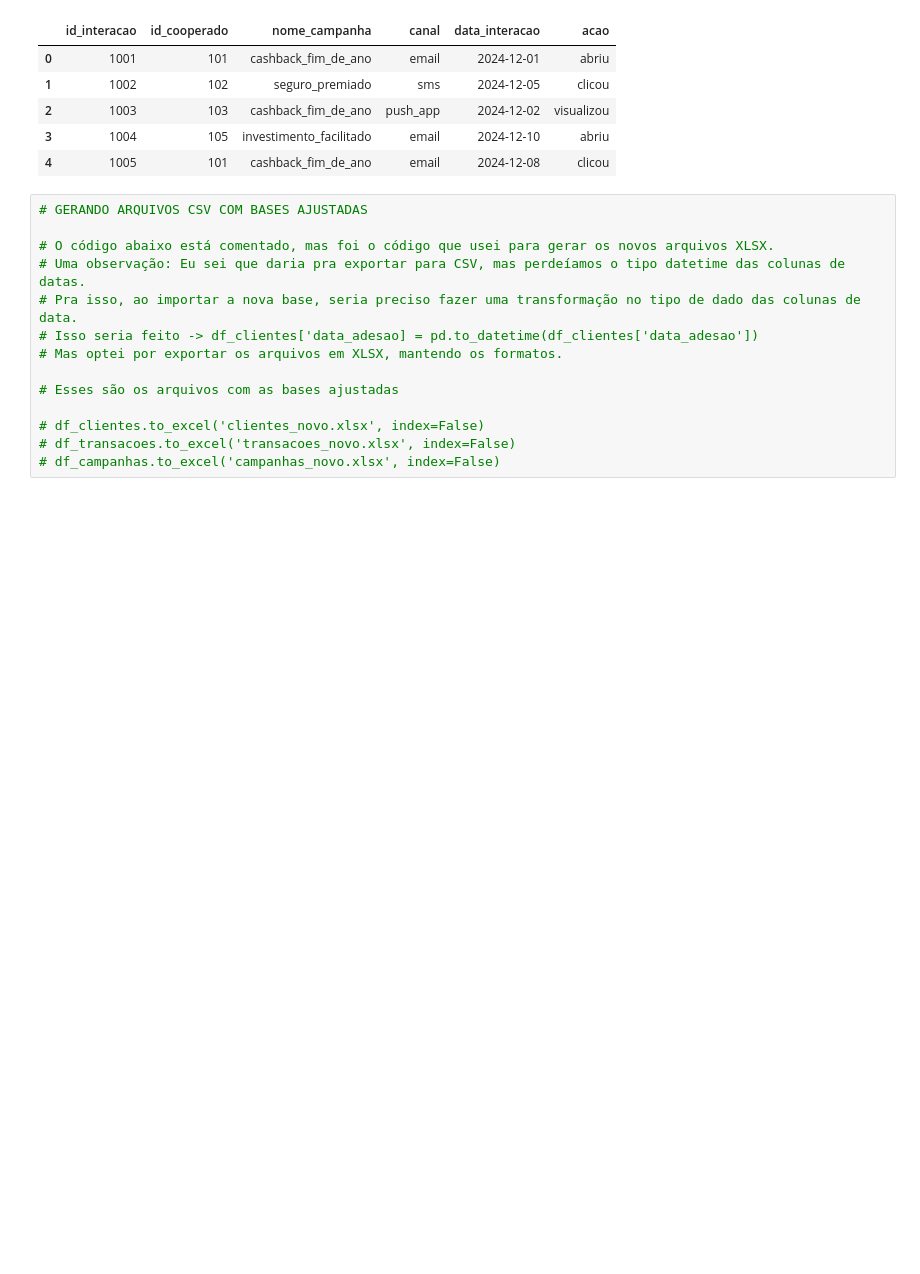
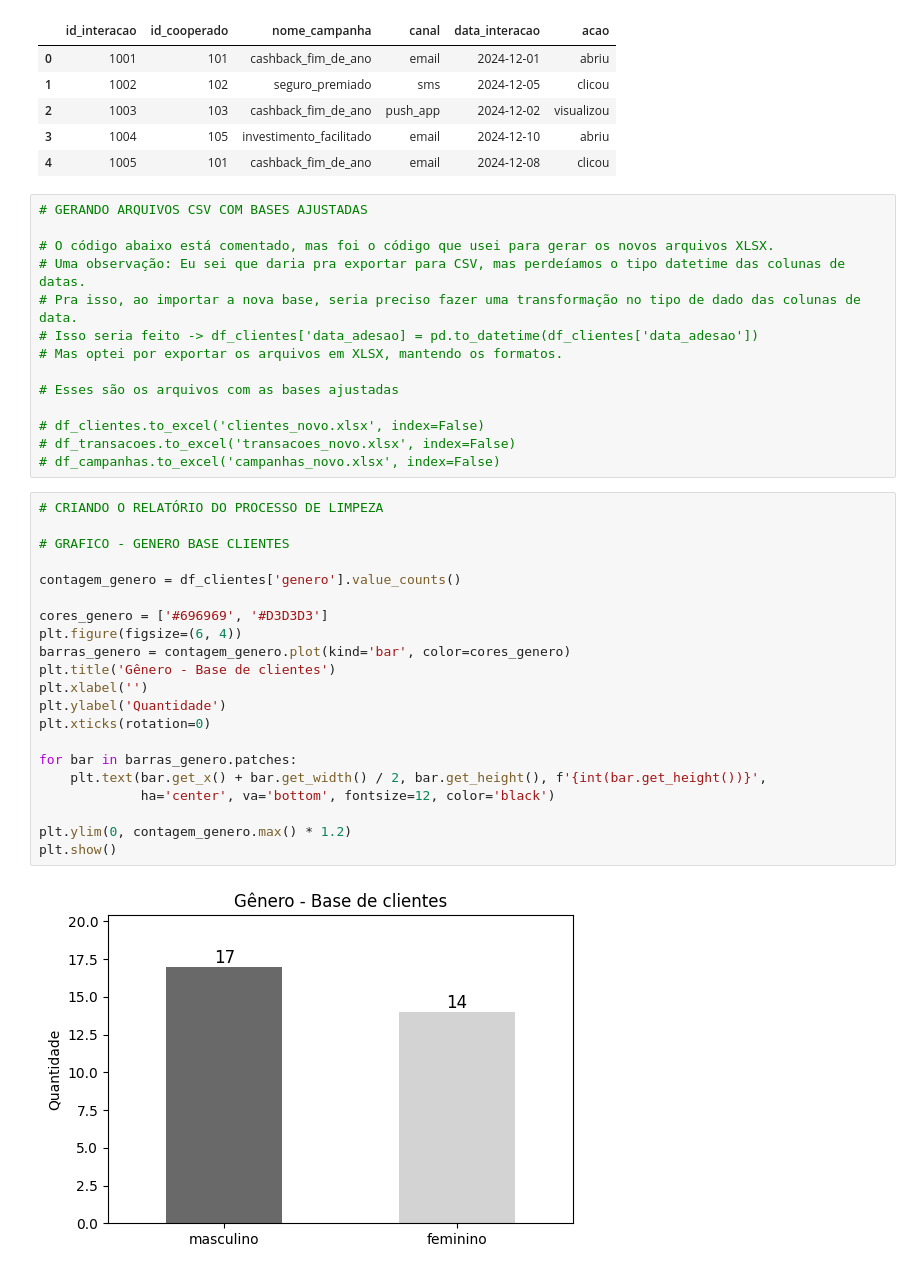
Before and after one commit to rafaelpaniago/desafio_01, a Jupyter notebook: analise01.ipynb, the cells around one changed output. Drawn from its saved outputs; the diff is of its cells as text; blank space fills up the shorter version.

```diff
--- a/analise01.ipynb
+++ b/analise01.ipynb
@@ -335,3 +340,26 @@ df_campanhas.head()
 # df_clientes.to_excel('clientes_novo.xlsx', index=False)
 # df_transacoes.to_excel('transacoes_novo.xlsx', index=False)
 # df_campanhas.to_excel('campanhas_novo.xlsx', index=False)
+# %%
+# CRIANDO O RELATÓRIO DO PROCESSO DE LIMPEZA
+
+# GRAFICO - GENERO BASE CLIENTES
+
+contagem_genero = df_clientes['genero'].value_counts()
+
+cores_genero = ['#696969', '#D3D3D3']
+plt.figure(figsize=(6, 4))
+barras_genero = contagem_genero.plot(kind='bar', color=cores_genero)
+plt.title('Gênero - Base de clientes')
+plt.xlabel('')
+plt.ylabel('Quantidade')
+plt.xticks(rotation=0)
+
+for bar in barras_genero.patches:
+    plt.text(bar.get_x() + bar.get_width() / 2, bar.get_height(), f'{int(bar.get_height())}',
+             ha='center', va='bottom', fontsize=12, color='black')
+
+plt.ylim(0, contagem_genero.max() * 1.2)
+plt.show()
+# %% [output]
+[figure, added]
```
Also changed, not shown: parts of 3 cells of this notebook.
